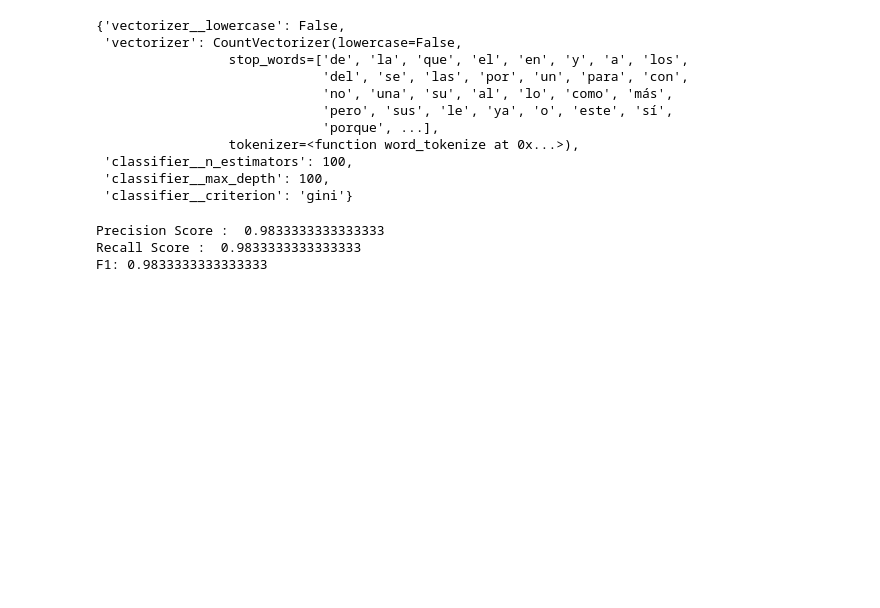
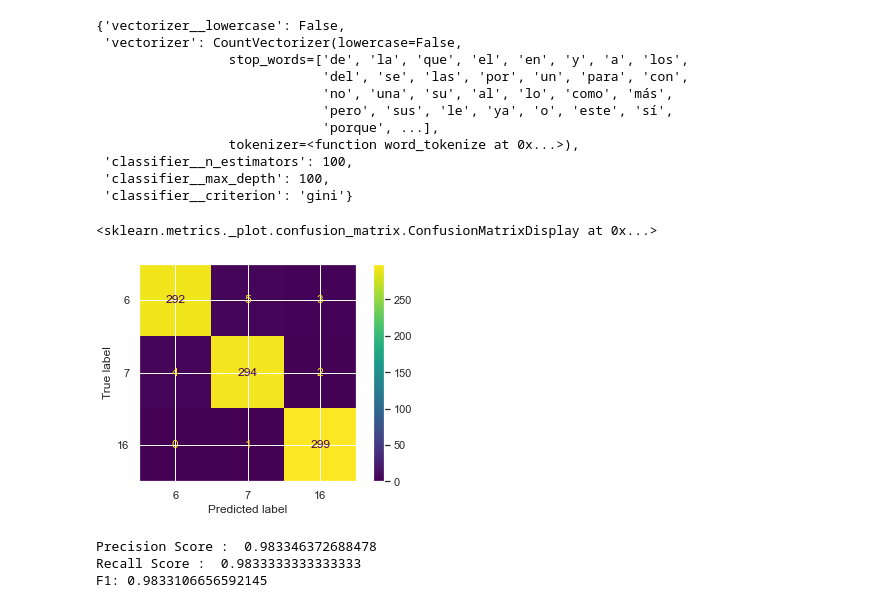
Before and after one commit to montejs3/ProyectoBI, a Jupyter notebook: modeloODS.ipynb, the cells around one changed output. Saved outputs shown, nothing was run; the diff lists cells and outputs as text; code cells hidden in the pictures; blank space fills up the shorter version.

```diff
--- a/modeloODS.ipynb
+++ b/modeloODS.ipynb
@@ -471,17 +471,22 @@ search.best_params_
 # %%
 y_train_search_predict = search.best_estimator_.predict(X_train)
 y_test_search_predict = search.best_estimator_.predict(X_test)
+# %%
+ConfusionMatrixDisplay.from_predictions(y_test, y_test_search_predict)
+# %% [output]
+<sklearn.metrics._plot.confusion_matrix.ConfusionMatrixDisplay at 0x...>
+[figure, added]
 # %%
 print("Precision Score : ",precision_score(y_test, y_test_search_predict,
                                            pos_label='positive',
-                                           average='micro'))
+                                           average='weighted'))
 print("Recall Score : ",recall_score(y_test, y_test_search_predict,
                                            pos_label='positive',
-                                           average='micro'))
+                                           average='weighted'))
 print("F1:", f1_score(y_test, y_test_search_predict,
                                            pos_label='positive',
-                                           average='micro'))
+                                           average='weighted'))
 # %% [output]
-Precision Score :  0.9833333333333333
+Precision Score :  0.983346372688478
 Recall Score :  0.9833333333333333
-F1: 0.9833333333333333
+F1: 0.9833106656592145
```
